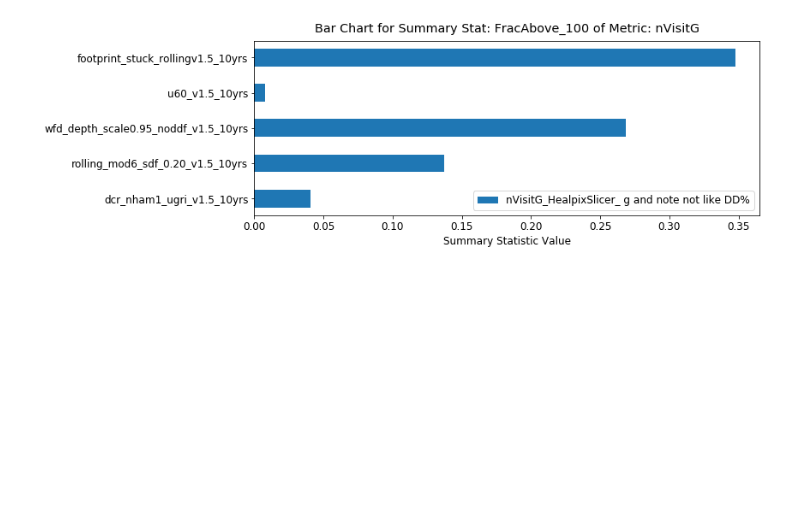
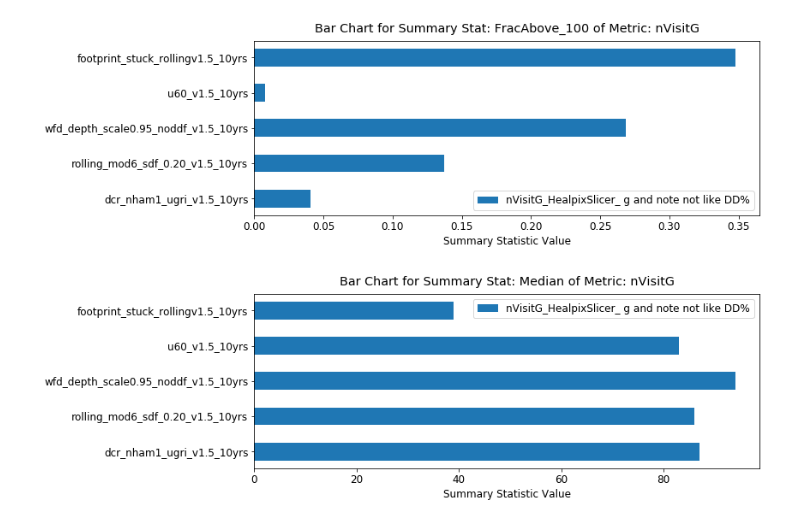
Before and after one commit to RichardsGroup/LSST_OpSim, a Jupyter notebook: contrib/04_YuVarMetric.ipynb, the cells around one changed output. Drawn from its saved outputs; the diff is of its cells as text; code cells hidden in the pictures; blank space fills up the shorter version.

```diff
--- a/contrib/04_YuVarMetric.ipynb
+++ b/contrib/04_YuVarMetric.ipynb
@@ -158,3 +164,8 @@ plotSummaryBarh(resultDbs, 'nVisitG', 'FracAbove_60', runNames=dbRuns[0:5])
 plotSummaryBarh(resultDbs, 'nVisitG', 'FracAbove_100', runNames=dbRuns[0:5])
 # %% [output]
 [figure]
+# %%
+# compare using plotSummaryBar
+plotSummaryBarh(resultDbs, 'nVisitG', 'Median', runNames=dbRuns[0:5])
+# %% [output]
+[figure, added]
```
Also changed, not shown: parts of 15 cells of this notebook.
